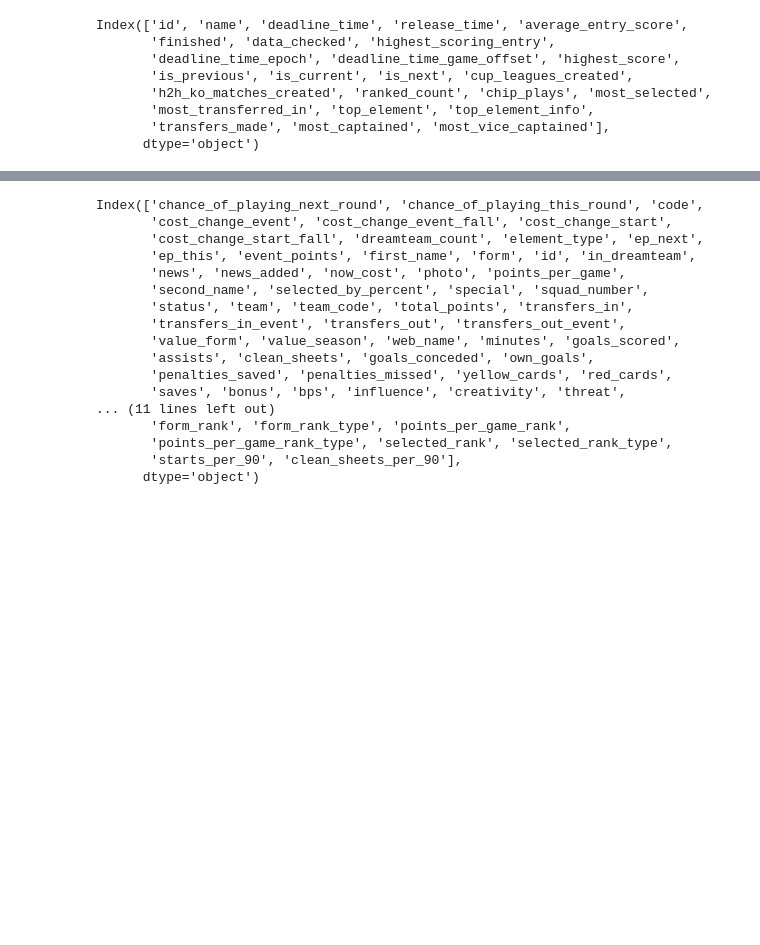
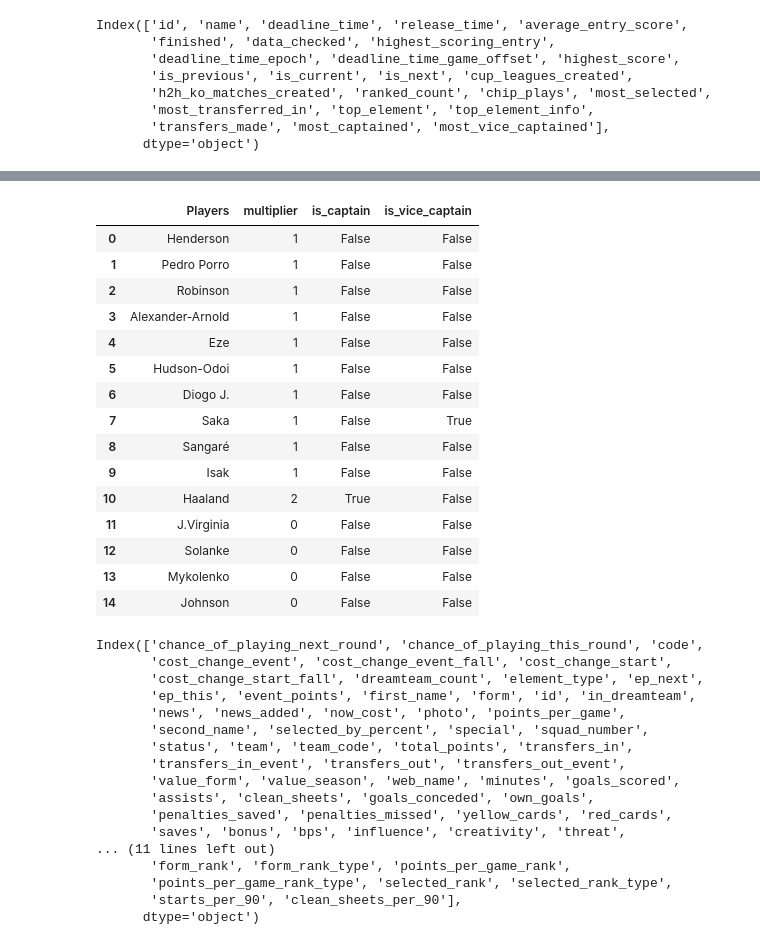
Before and after one commit to rio-v/FPL_24_25, a Jupyter notebook: fpl_data_download.ipynb, the cells around one changed output, grey strips where cells are left out. Drawn from its saved outputs; the diff is of its cells as text; code cells hidden in the pictures; blank space fills up the shorter version.

```diff
--- a/fpl_data_download.ipynb
+++ b/fpl_data_download.ipynb
@@ -139,6 +139,7 @@ events['deadline_time'] = pd.to_datetime(events['deadline_time']).dt.date
 # %%
 #store the last gameweek as a string (i.e. Gameweek_3); for labelling the data exported from this file
 last_gameweek = events.loc[events['deadline_time'] < date.today()]['name'].iloc[-1].replace(' ', '_')
+last_gameweek_number = events.loc[events['deadline_time'] < date.today()]['id'].iloc[-1]
 # %%
 fixtures.drop(['id', 'code', 'finished', 'finished_provisional', 'minutes', 'provisional_start_time', 'started', 'stats', 'pulse_id'], axis=1, inplace=True)
 fixtures.rename(columns={'event': 'Gameweek'}, inplace=True)
@@ -175,6 +176,33 @@ fixtures.head()
 | 2 | 1 | 2024-08-17 | 14:00:00 | Wolves | 0.0 | Arsenal | 2.0 | 2 | ... |
 | 3 | 1 | 2024-08-17 | 14:00:00 | Brighton | 3.0 | Everton | 0.0 | 2 | ... |
 | 4 | 1 | 2024-08-17 | 14:00:00 | Southampton | 0.0 | Newcastle | 1.0 | 2 | ... |
+# %%
+url_myteam = 'https://fantasy.premierleague.com/api/entry/155692/event/{}/picks/'.format(last_gameweek_number)
+r_myteam = requests.get(url_myteam)
+json_myteam = r_myteam.json()
+# %%
+my_team = pd.DataFrame(json_myteam['picks'])
+my_team['element'] = my_team['element'].map(players.set_index('id').web_name)
+my_team.drop('position', axis=1, inplace=True)
+my_team.rename(columns={'element': 'Players'}, inplace=True)
+my_team
+# %% [output]
+|  | Players | multiplier | is_captain | is_vice_captain |
+| 0 | Henderson | 1 | False | False |
+| 1 | Pedro Porro | 1 | False | False |
+| 2 | Robinson | 1 | False | False |
+| 3 | Alexander-Arnold | 1 | False | False |
+| 4 | Eze | 1 | False | False |
+| 5 | Hudson-Odoi | 1 | False | False |
+| 6 | Diogo J. | 1 | False | False |
+| 7 | Saka | 1 | False | True |
+| 8 | Sangaré | 1 | False | False |
+| 9 | Isak | 1 | False | False |
+| 10 | Haaland | 2 | True | False |
+| 11 | J.Virginia | 0 | False | False |
+| 12 | Solanke | 0 | False | False |
+| 13 | Mykolenko | 0 | False | False |
+| 14 | Johnson | 0 | False | False |
 # %%
 players.columns
 # %% [output]
```
Also changed, not shown: parts of 3 cells of this notebook, 4 other files.
